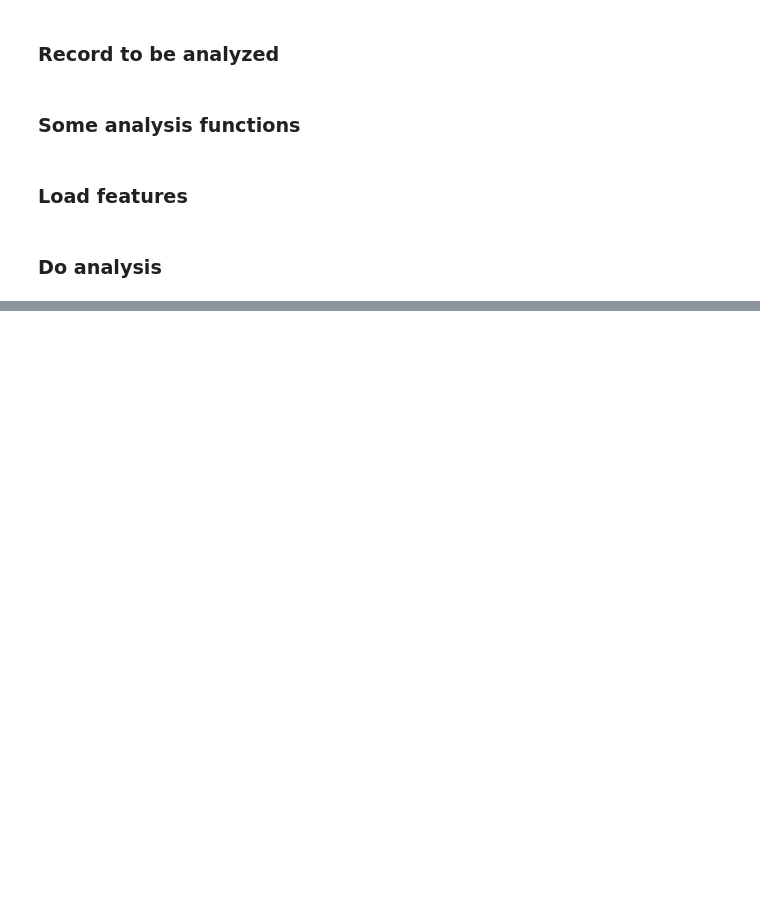
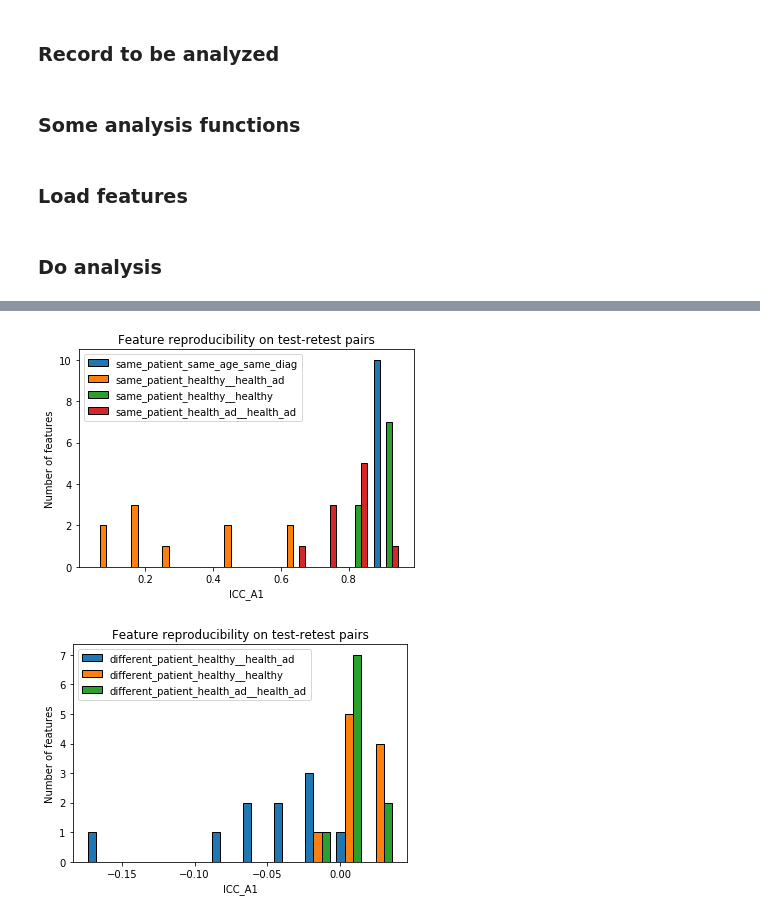
Before and after one commit to vwegmayr/brain-aging, a Jupyter notebook: notebooks/detail_feature_robustness_analysis.ipynb, the cells around one changed output, grey strips where cells are left out. Cells and saved outputs as stored; diff of their text form; code cells hidden in the pictures; blank space fills up the shorter version.

Commit message:
Anaylze which features are not zero.

```diff
--- a/notebooks/detail_feature_robustness_analysis.ipynb
+++ b/notebooks/detail_feature_robustness_analysis.ipynb
@@ -28,10 +28,14 @@ def get_full_output_path(file_name):
     return os.path.join(out_folder, file_name)
 
 def feature_value_hist(feature_values):
+    non_zero = []
+    vals = []
     for i in range(len(feature_values)):
         print("feature {}".format(i))
-        print(np.mean(feature_values[i]))
-        print(np.std(feature_values[i]))
+        m = np.mean(feature_values[i])
+        s = np.std(feature_values[i])
+        print(m)
+        print(s)
         plt.figure()
         plt.xlabel("Feature {}".format(i))
         plt.ylabel("Count")
@@ -39,6 +43,10 @@ def feature_value_hist(feature_values):
         plt.hist(feature_values[i], edgecolor="black")
         plt.savefig(os.path.join(out_folder, "{}_hist.pdf".format(i)))
         plt.close()
+        if m > 1:
+            non_zero.append(str(i))
+            vals.append((m, s))
+    return non_zero, vals
 
 def feature_agreement(in_folder, feature_set, prefix, file_name, measure_name="ICC_A1"):
     # Retrieve computation dic
@@ -102,0 +91,2 @@ feature 63
+# %%
+non_zero, non_zero_vals = feature_value_hist(features)
@@ -115,0 +124,7 @@ feature_agreement(robustness_folder, reg, "different_patient", "reg")
+# %%
+not_reg_not_zero = set(non_zero).intersection(not_reg)
+feature_agreement(robustness_folder, not_reg_not_zero, "same_patient", "reg")
+feature_agreement(robustness_folder, not_reg_not_zero, "different_patient", "not_reg")
+# %% [output]
+[figure, added]
+[figure, added]
```
Also changed, not shown: parts of 5 cells of this notebook.
